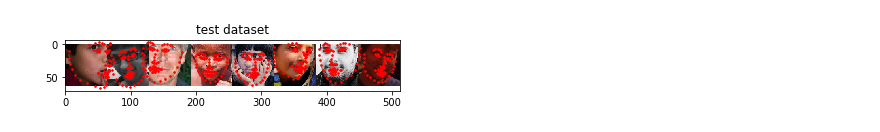
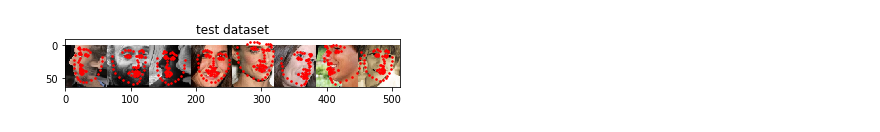
Before and after one commit to ohnosang/mobile-landmark, a Jupyter notebook: mobile-landmark.ipynb, the cells around one changed output. Saved outputs shown, nothing was run; the diff lists cells and outputs as text; code cells hidden in the pictures.

```diff
--- a/mobile-landmark.ipynb
+++ b/mobile-landmark.ipynb
@@ -9,20 +9,26 @@ from tensorboardX import SummaryWriter
 import warnings
 warnings.filterwarnings("ignore")
 # %%
-path_300w = '/home/whale/dataset/Landmark/300W'
-path_300w_lp = '/home/whale/dataset/Landmark/300W_LP'
-path_train = os.path.join(path_300w, "train.xml")
-path_test = os.path.join(path_300w, "test.xml")
-path_all = os.path.join(path_300w, "all.xml")
-path_lp = os.path.join(path_300w_lp, "all.txt")
-composed = transforms.Compose([CropByLDK(1.4), Flip(), RandomCrop(), Rescale((64,64)), ToTensor(), Normalize()])
+root1 = '/home/whale/dataset/Landmark/300W'
+root2 = '/home/whale/dataset/Landmark/300W_LP'
+
+train1 = os.path.join(root1, "train.xml")
+test1 = os.path.join(root1, "test.xml")
+train2 = os.path.join(root2, "train.txt")
+test2 = os.path.join(root2, "test.txt")
+
+composed = transforms.Compose([CropByLDK(1.4), Flip(), RandomCrop(0.7), Rescale((64,64)), ToTensor(), Normalize()])
 # %%
 device = torch.device("cuda:0" if torch.cuda.is_available() else "cpu")
 writer = SummaryWriter(log_dir='logs')
 
-trainset = Ldk_300W_LP_Dataset(path_lp, path_300w_lp, composed)
-testset =  Ldk_300W_Dataset(path_test, path_300w, composed)
-#trainset = Ldk_300W_Dataset(path_test, path_300w, composed)
+
+trainset = Dataset_combined([Ldk_300W_LP_Dataset(train2, root2, composed)
+                            , Ldk_300W_Dataset(train1, root1, composed)])
+
+testset = Dataset_combined([Ldk_300W_LP_Dataset(test2, root2, composed)
+                            , Ldk_300W_Dataset(test1, root1, composed)])
+trainset[0]
 net= MobileNetV2()
 criterion = torch.nn.MSELoss()
 optimizer = optim.Adam(net.parameters(), lr=0.0005)
@@ -42 +43 @@ epoch:0 iteration:3499 loss:0.00684608711163
-[figure, old version]
+[figure, new version]
```
Also changed, not shown: parts of 1 cell of this notebook, 4 other files.
